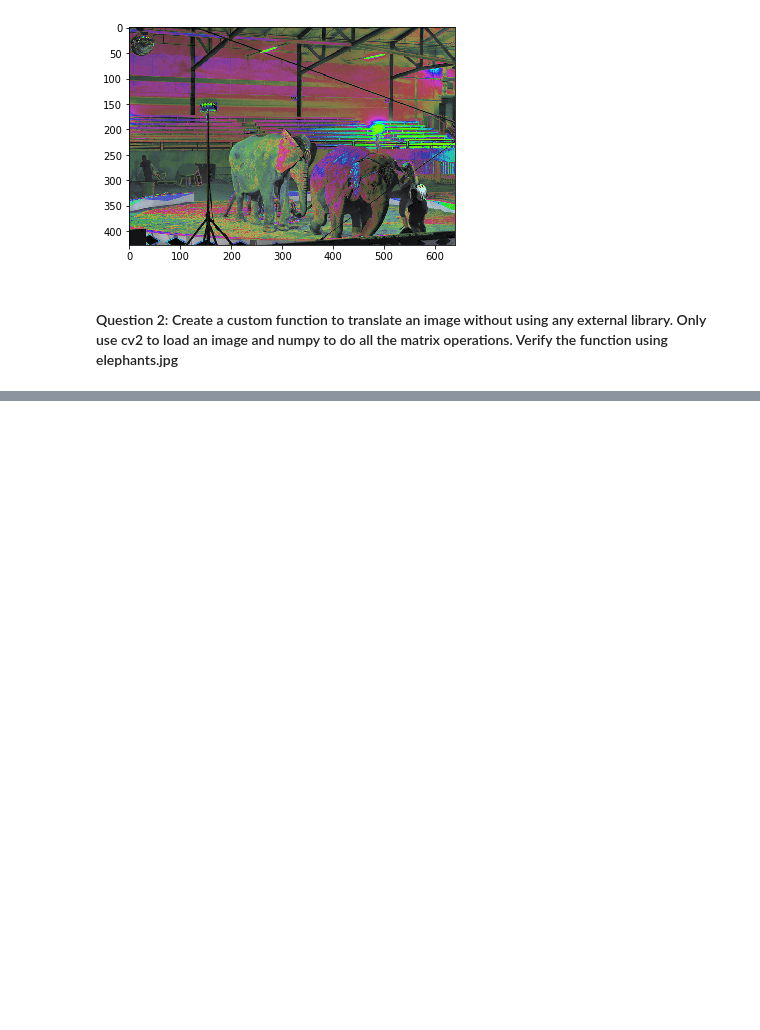
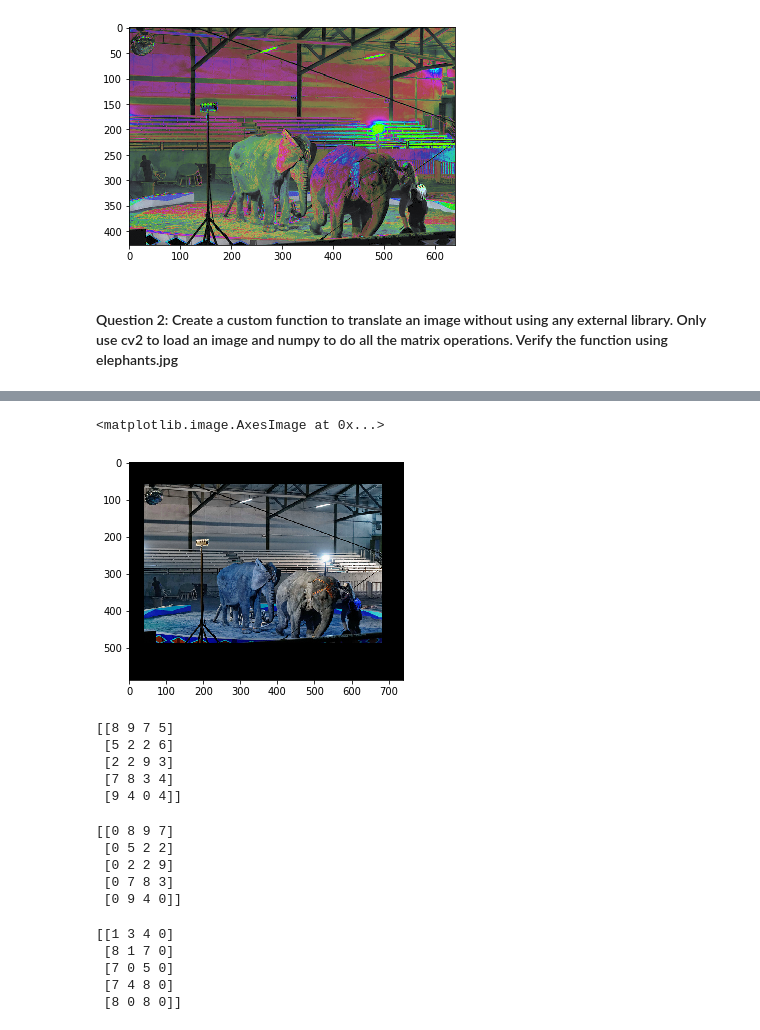
Before and after one commit to Arushi04/Computer-Vision, a Jupyter notebook: Assignment2.ipynb, the cells around one changed output, grey strips where cells are left out. Drawn from its saved outputs; the diff is of its cells as text; code cells hidden in the pictures; blank space fills up the shorter version.

```diff
--- a/Assignment2.ipynb
+++ b/Assignment2.ipynb
@@ -54,0 +98,60 @@ print(brighter_image)
+# %%
+#Case 3 : Image shifts to the centre
+
+img = cv2.imread('practice_data/elephants.jpg')
+num_rows, num_cols = img.shape[:2]
+
+translation_matrix = np.float32([ [1,0,70], [0,1,110] ])
+img_translation = cv2.warpAffine(img, translation_matrix, (num_cols + 70, num_rows + 110))
+translation_matrix = np.float32([ [1,0,-30], [0,1,-50] ])
+img_translation = cv2.warpAffine(img_translation, translation_matrix, (num_cols + 70 + 30, num_rows + 110 + 50))
+
+plt.imshow(img_translation)
+# %% [output]
+<matplotlib.image.AxesImage at 0x...>
+[figure, added]
+# %%
+a = np.random.randint(10, size=(5,4))
+print(a)
+# %% [output]
+[[8 9 7 5]
+ [5 2 2 6]
+ [2 2 9 3]
+ [7 8 3 4]
+ [9 4 0 4]]
+# %%
+def shift_right_by_1(a):
+    height = a.shape[0]
+    width = a.shape[1];
+    for i in range(height):
+        for j in range(width-1,0,-1):
+            a[i,j] = a[i,j-1]
+        a[i,0]=0
+    return a
+
+new_arr = shift_right_by_1(a)
+print(new_arr)
+# %% [output]
+[[0 8 9 7]
+ [0 5 2 2]
+ [0 2 2 9]
+ [0 7 8 3]
+ [0 9 4 0]]
+# %%
+def shift_left_by_1(a):
+    height = a.shape[0]
+    width = a.shape[1];
+    for i in range(height):
+        for j in range(width-1):
+            a[i,j] = a[i,j+1]
+        a[i,width-1]=0
+    return a
+
+new_arr = shift_left_by_1(a)
+print(new_arr)
+# %% [output]
+[[1 3 4 0]
+ [8 1 7 0]
+ [7 0 5 0]
+ [7 4 8 0]
+ [8 0 8 0]]
```
Also changed, not shown: parts of 6 cells of this notebook.
